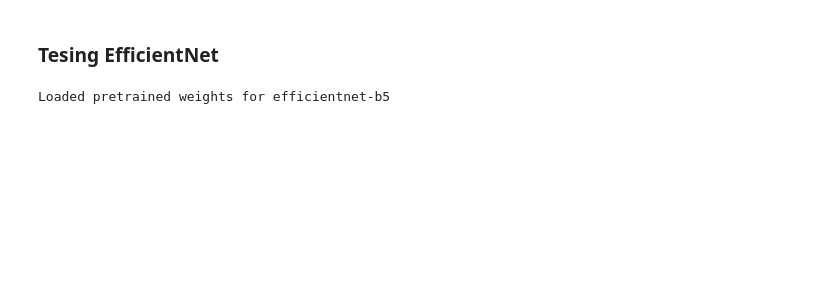
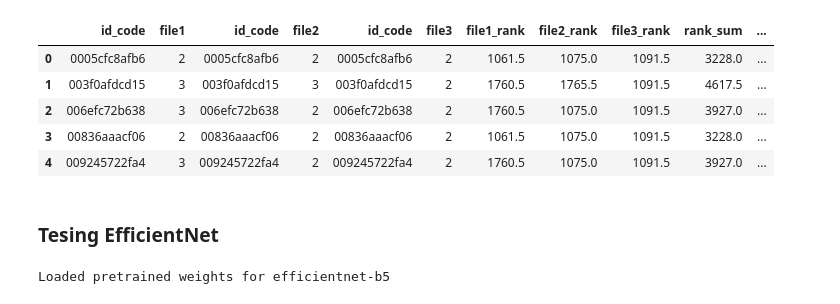
Before and after one commit to pyaf/Image-classification-pytorch, a Jupyter notebook: notebooks/test.ipynb, the cells around one changed output. Drawn from its saved outputs; the diff is of its cells as text; code cells hidden in the pictures; blank space fills up the shorter version.

```diff
--- a/notebooks/test.ipynb
+++ b/notebooks/test.ipynb
@@ -32,0 +35,18 @@ from albumentations import torch as AT
+# %%
+# START
+files = {}
+files['file1'] = '../weights/submission785.csv'
+files['file2'] = '../weights/submission796.csv'
+files['file3'] = '../weights/submission77.csv'
+# END
+
+
+dfs = []
+for key, _file in files.items():
+    df = pd.read_csv(_file)
+    df.rename(columns = {'diagnosis': key}, inplace=True)
+    dfs.append(df)
+
+
+
+_submission = pd.concat(dfs, axis=1)
@@ -32,0 +65,4 @@ from albumentations import torch as AT
+# %%
+
+for key in files.keys():
+    _submission[key + '_rank'] = _submission[key].rank()
@@ -33,3 +78,21 @@ from albumentations import torch as AT
+# %%
+
+_submission['rank_sum'] = np.sum(
+        _submission[col] for col in _submission.columns if '_rank' in col)
+_submission['target'] = _submission['rank_sum']/(len(files) *
+        _submission.shape[0])
+
+# take the first (id) and last column (target)
+submission = _submission.iloc[:, [0, -1]]
+# %%
+_submission.head()
+# %% [output]
+|  | id_code | file1 | id_code | file2 | id_code | file3 | file1_rank | file2_rank | file3_rank | rank_sum | ... |
+| 0 | 0005cfc8afb6 | 2 | 0005cfc8afb6 | 2 | 0005cfc8afb6 | 2 | 1061.5 | 1075.0 | 1091.5 | 3228.0 | ... |
+| 1 | 003f0afdcd15 | 3 | 003f0afdcd15 | 3 | 003f0afdcd15 | 2 | 1760.5 | 1765.5 | 1091.5 | 4617.5 | ... |
+| 2 | 006efc72b638 | 3 | 006efc72b638 | 2 | 006efc72b638 | 2 | 1760.5 | 1075.0 | 1091.5 | 3927.0 | ... |
+| 3 | 00836aaacf06 | 2 | 00836aaacf06 | 2 | 00836aaacf06 | 2 | 1061.5 | 1075.0 | 1091.5 | 3228.0 | ... |
+| 4 | 009245722fa4 | 3 | 009245722fa4 | 2 | 009245722fa4 | 2 | 1760.5 | 1075.0 | 1091.5 | 3927.0 | ... |
 # %% [markdown]
 ### Tesing EfficientNet
 # %%
```
Also changed, not shown: parts of 6 cells of this notebook, 7 other files.
